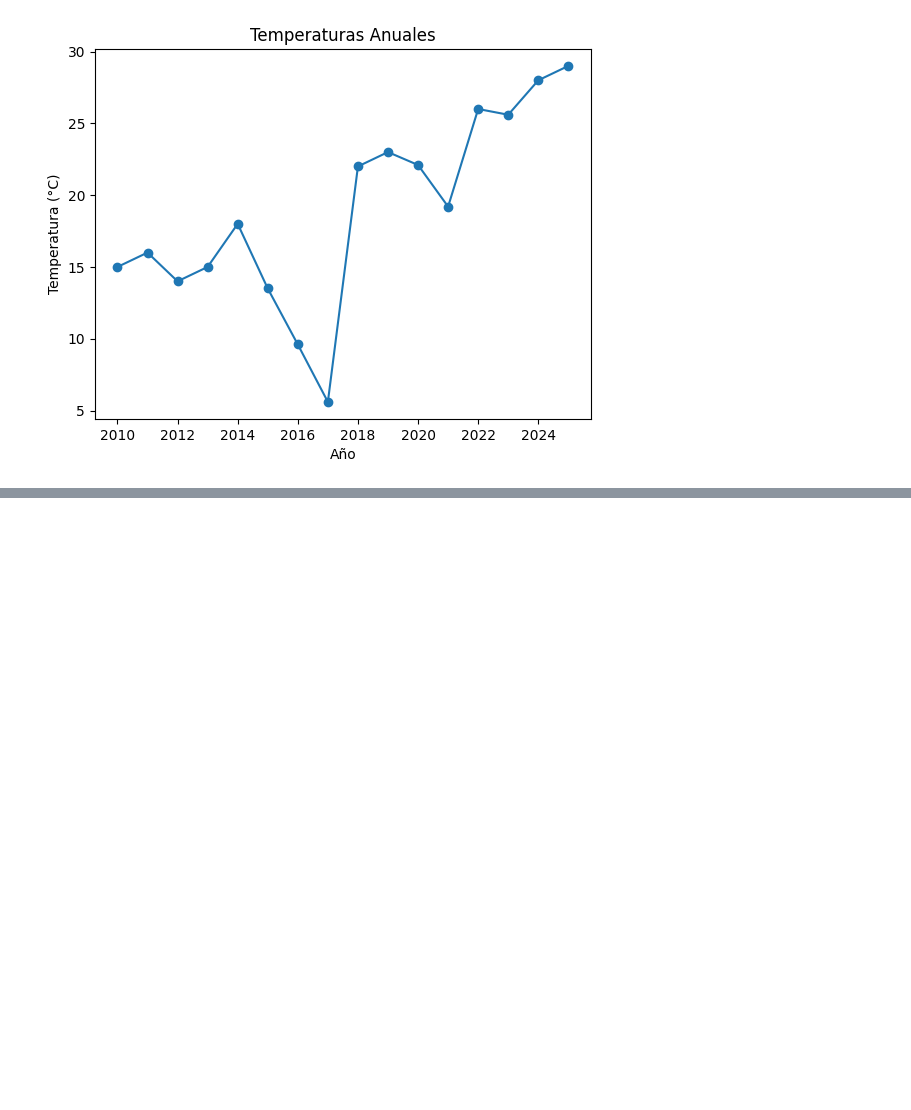
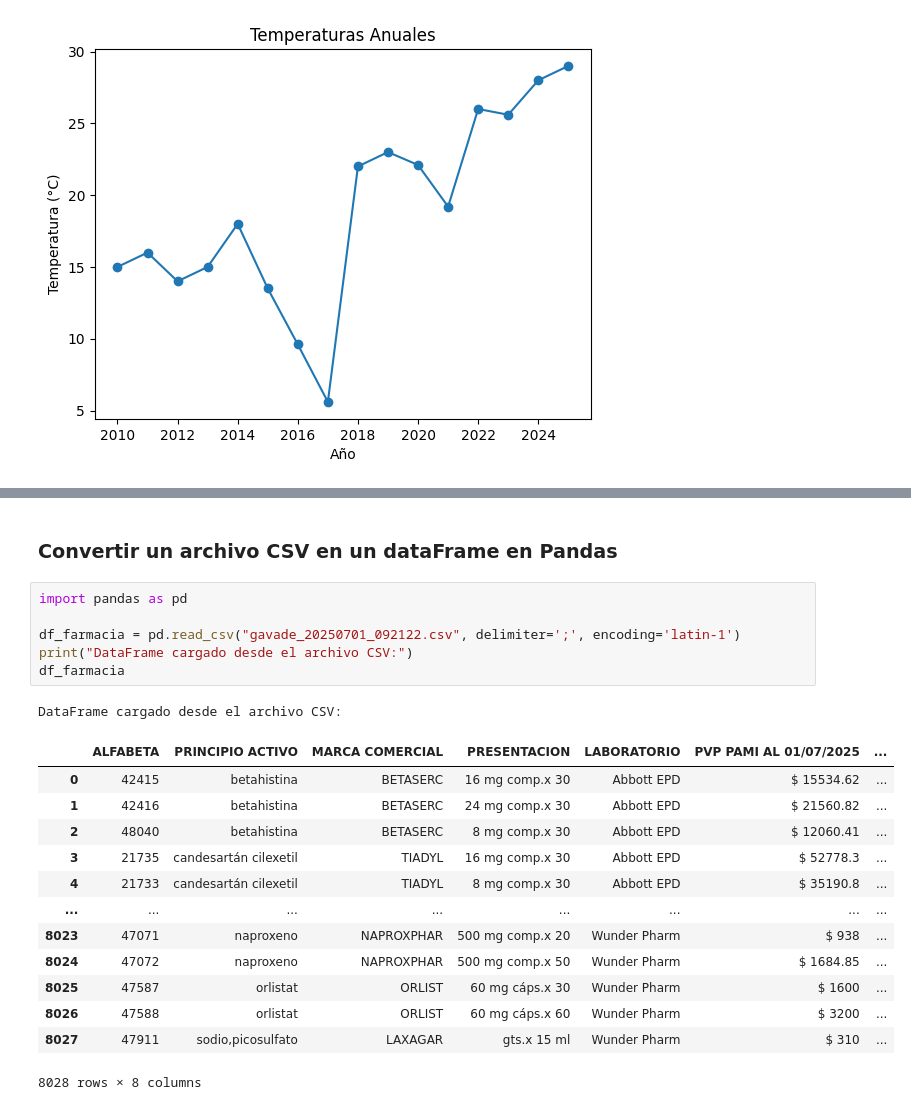
Before and after one commit to epere18/Teclab, a Jupyter notebook: Procesamiento_de_datos/Modulo_4/Practica_pd.ipynb, the cells around one changed output, grey strips where cells are left out. Cells and saved outputs as stored; diff of their text form; blank space fills up the shorter version.

```diff
--- a/Procesamiento_de_datos/Modulo_4/Practica_pd.ipynb
+++ b/Procesamiento_de_datos/Modulo_4/Practica_pd.ipynb
@@ -336,0 +364,23 @@ dtype: float64
+# %% [markdown]
+### Convertir un archivo CSV en un dataFrame en Pandas
+# %%
+import pandas as pd
+
+df_farmacia = pd.read_csv("gavade_20250701_092122.csv", delimiter=';', encoding='latin-1')
+print("DataFrame cargado desde el archivo CSV:")
+df_farmacia
+# %% [output]
+DataFrame cargado desde el archivo CSV:
+|  | ALFABETA | PRINCIPIO ACTIVO | MARCA COMERCIAL | PRESENTACION | LABORATORIO | PVP PAMI AL 01/07/2025 | ... |
+| 0 | 42415 | betahistina | BETASERC | 16 mg comp.x 30 | Abbott EPD | $ 15534.62 | ... |
+| 1 | 42416 | betahistina | BETASERC | 24 mg comp.x 30 | Abbott EPD | $ 21560.82 | ... |
+| 2 | 48040 | betahistina | BETASERC | 8 mg comp.x 30 | Abbott EPD | $ 12060.41 | ... |
+| 3 | 21735 | candesartán cilexetil | TIADYL | 16 mg comp.x 30 | Abbott EPD | $ 52778.3 | ... |
+| 4 | 21733 | candesartán cilexetil | TIADYL | 8 mg comp.x 30 | Abbott EPD | $ 35190.8 | ... |
+| ... | ... | ... | ... | ... | ... | ... | ... |
+| 8023 | 47071 | naproxeno | NAPROXPHAR | 500 mg comp.x 20 | Wunder Pharm | $ 938 | ... |
+| 8024 | 47072 | naproxeno | NAPROXPHAR | 500 mg comp.x 50 | Wunder Pharm | $ 1684.85 | ... |
+| 8025 | 47587 | orlistat | ORLIST | 60 mg cáps.x 30 | Wunder Pharm | $ 1600 | ... |
+| 8026 | 47588 | orlistat | ORLIST | 60 mg cáps.x 60 | Wunder Pharm | $ 3200 | ... |
+| 8027 | 47911 | sodio,picosulfato | LAXAGAR | gts.x 15 ml | Wunder Pharm | $ 310 | ... |
+8028 rows × 8 columns
```
Also changed, not shown: parts of 16 cells of this notebook, 3 other files.
